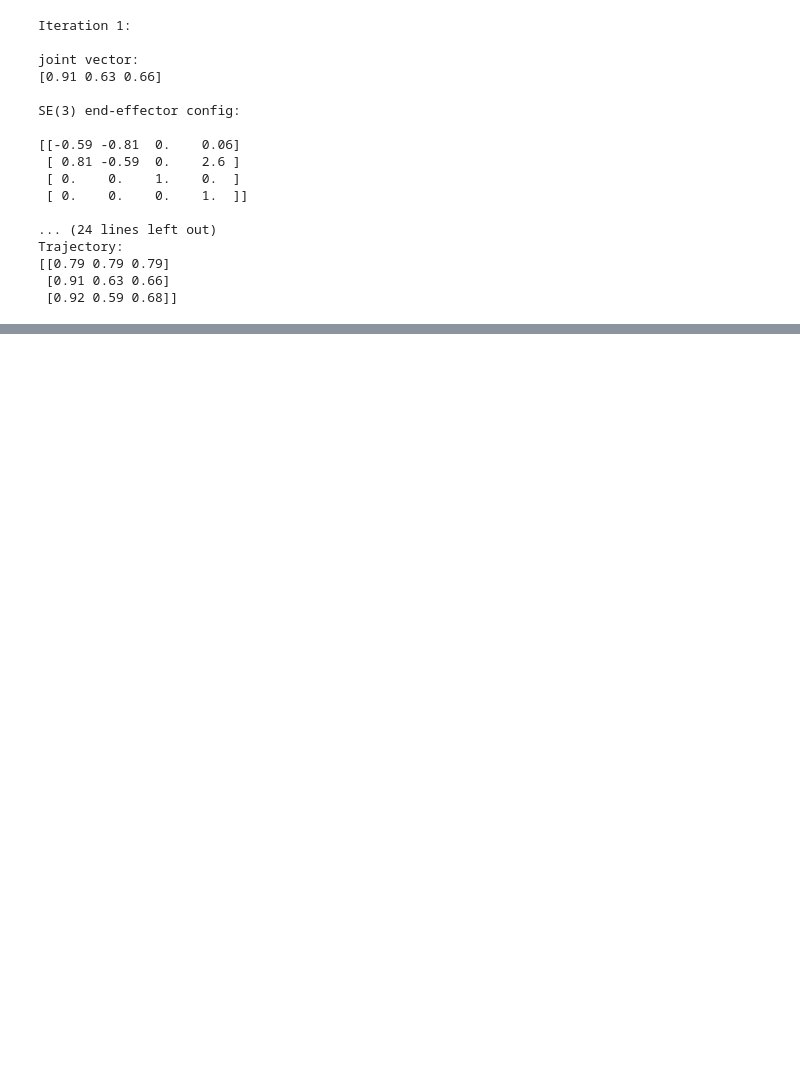
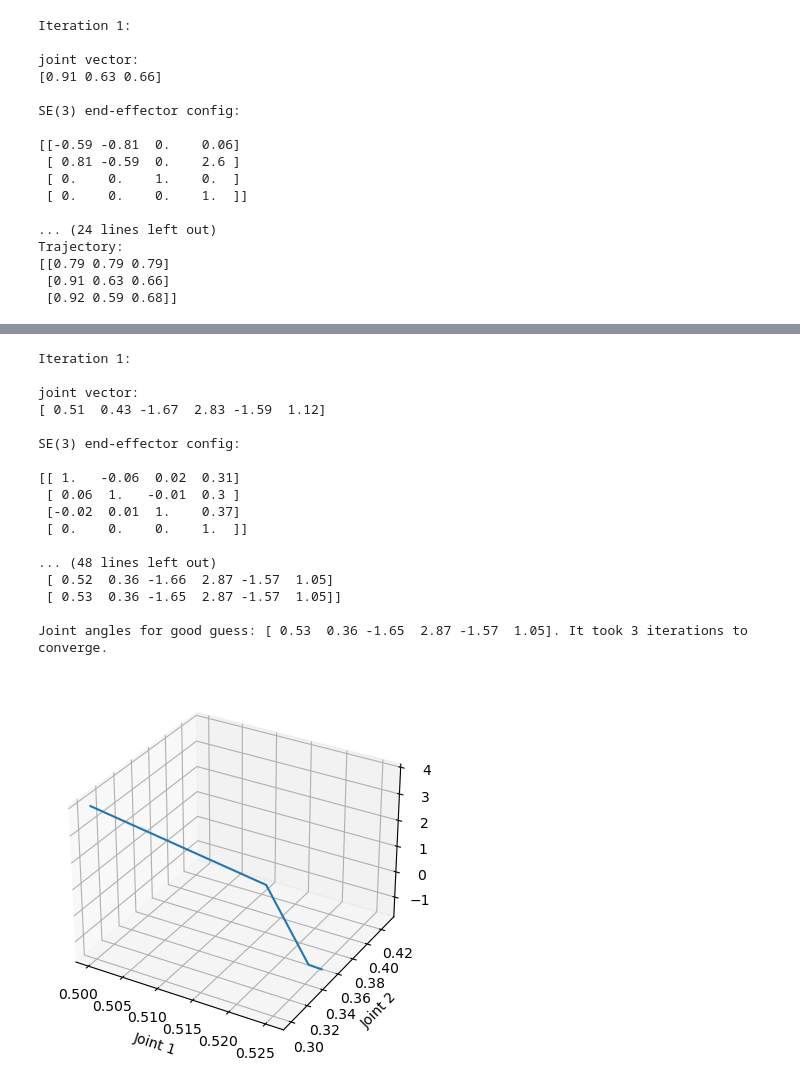
Before and after one commit to wengmister/me449, a Jupyter notebook: hw2/hw2.ipynb, the cells around one changed output, grey strips where cells are left out. Drawn from its saved outputs; the diff is of its cells as text; code cells hidden in the pictures; blank space fills up the shorter version.

```diff
--- a/hw2/hw2.ipynb
+++ b/hw2/hw2.ipynb
@@ -123,0 +211,24 @@ Trajectory:
+# %%
+result_good = IKinBodyIterates(Blist, M, T_sd, init_guess_good, 0.0001, 0.001)
+# joint_list_good = wrap_joint_range(result_good[0])
+print(f"Joint angles for good guess: {result_good[0]}. It took {result_good[2]} iterations to converge.\n")
+plot_trajectory(result_good[3])
+# %% [output]
+Iteration 1:
+
+joint vector:
+[ 0.51  0.43 -1.67  2.83 -1.59  1.12]
+
+SE(3) end-effector config:
+
+[[ 1.   -0.06  0.02  0.31]
+ [ 0.06  1.   -0.01  0.3 ]
+ [-0.02  0.01  1.    0.37]
+ [ 0.    0.    0.    1.  ]]
+
+... (48 lines left out)
+ [ 0.52  0.36 -1.66  2.87 -1.57  1.05]
+ [ 0.53  0.36 -1.65  2.87 -1.57  1.05]]
+
+Joint angles for good guess: [ 0.53  0.36 -1.65  2.87 -1.57  1.05]. It took 3 iterations to converge.
+[figure, added]
```
Also changed, not shown: parts of 5 cells of this notebook.
